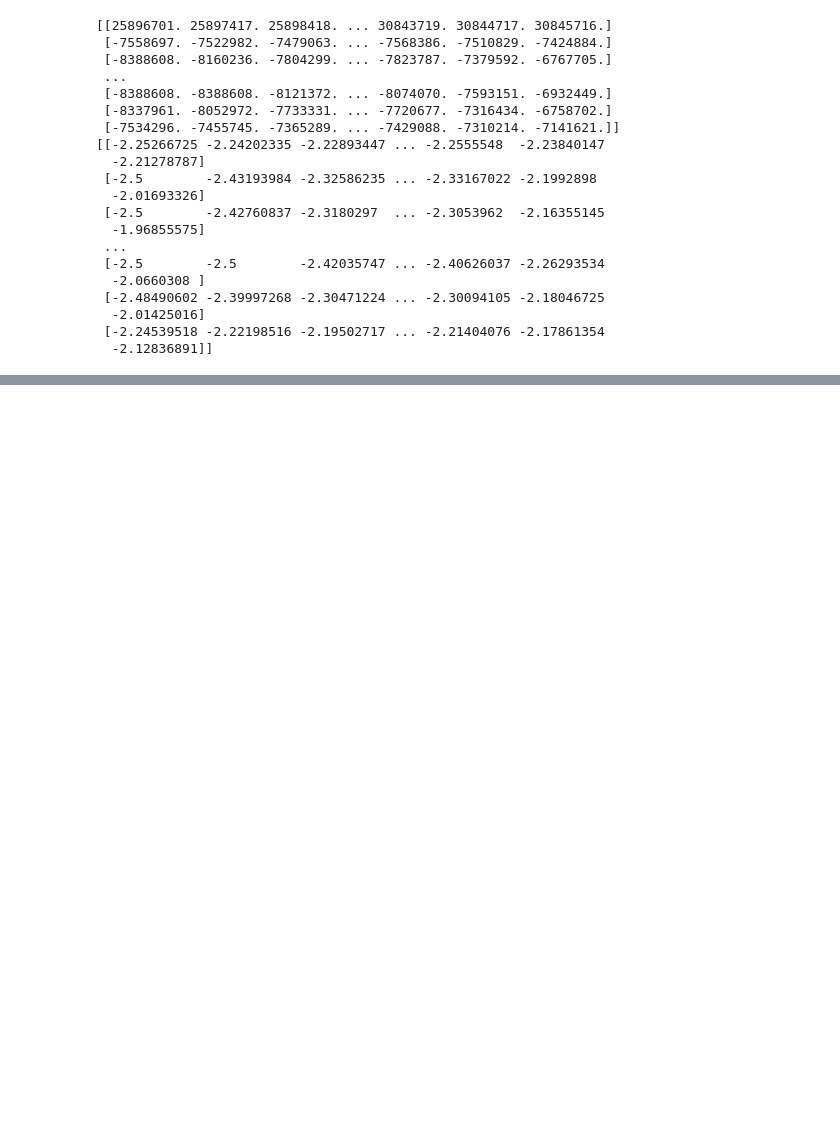
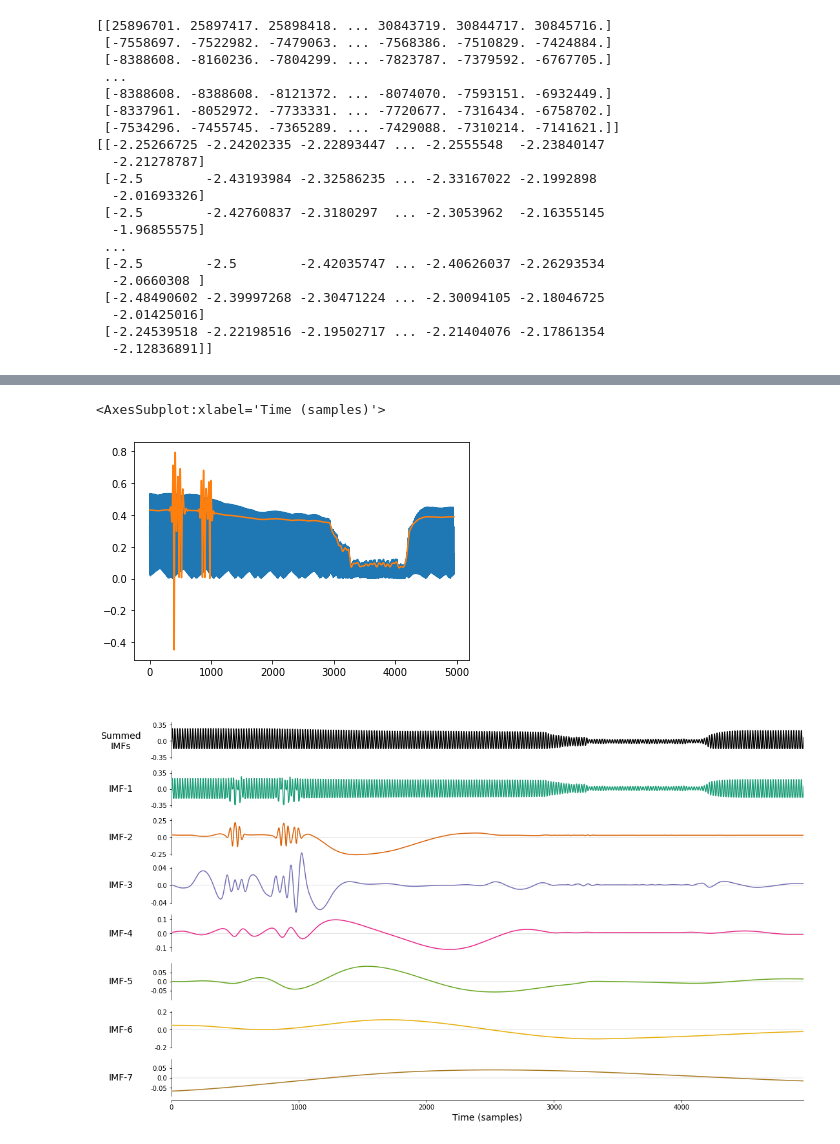
Before and after one commit to kstray/master-thesis-implementation, a Jupyter notebook: emg_processing.ipynb, the cells around one changed output, grey strips where cells are left out. Saved outputs shown, nothing was run; the diff lists cells and outputs as text; code cells hidden in the pictures; blank space fills up the shorter version.

```diff
--- a/emg_processing.ipynb
+++ b/emg_processing.ipynb
@@ -123,0 +128,13 @@ plt.plot(x, 2.0/N * np.abs(y_fft[:N//2]))
+# %%
+import emd
+seconds = 5
+num_samples = seconds*sampling_rate
+
+
+imf = emd.sift.sift(y - y.mean())
+envelope = emd.sift.interp_envelope(imf, mode='upper')
+
+plt.plot(abs(y-y.mean()))
+plt.plot(envelope)
+emd.plotting.plot_imfs(imf, scale_y=True, cmap=True)
+# %% [output]
@@ -123,0 +142,3 @@ plt.plot(x, 2.0/N * np.abs(y_fft[:N//2]))
+<AxesSubplot:xlabel='Time (samples)'>
+[figure, added]
+[figure, added]
```
Also changed, not shown: parts of 4 cells of this notebook.
